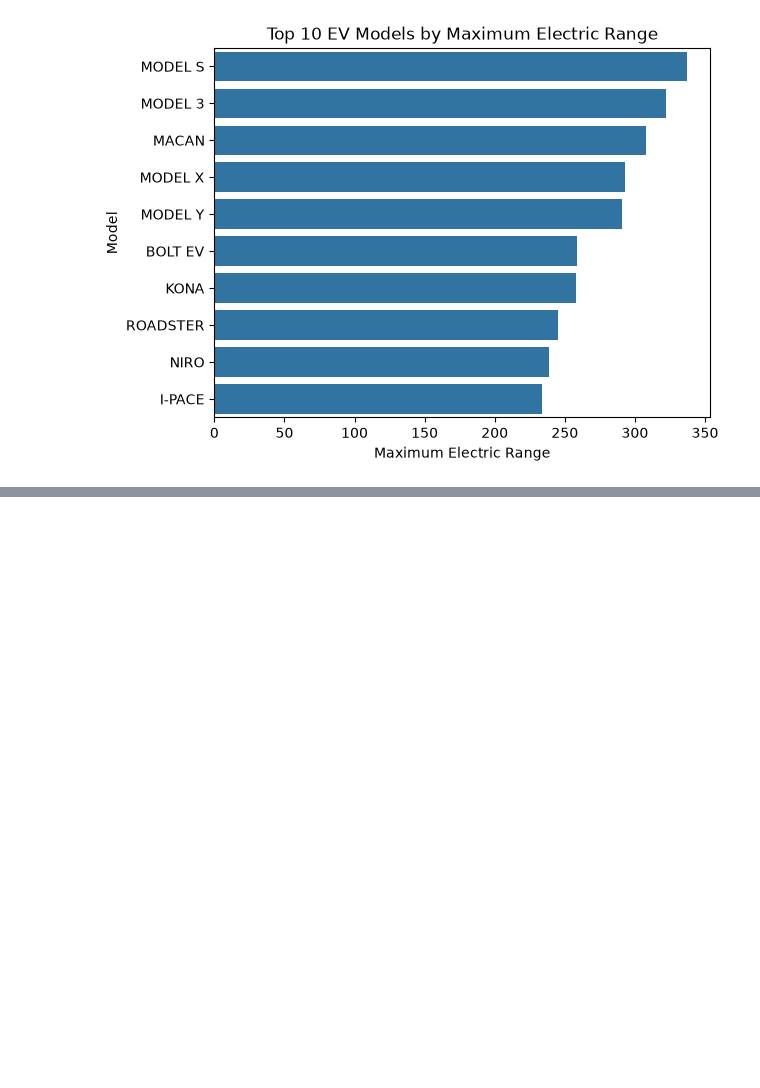
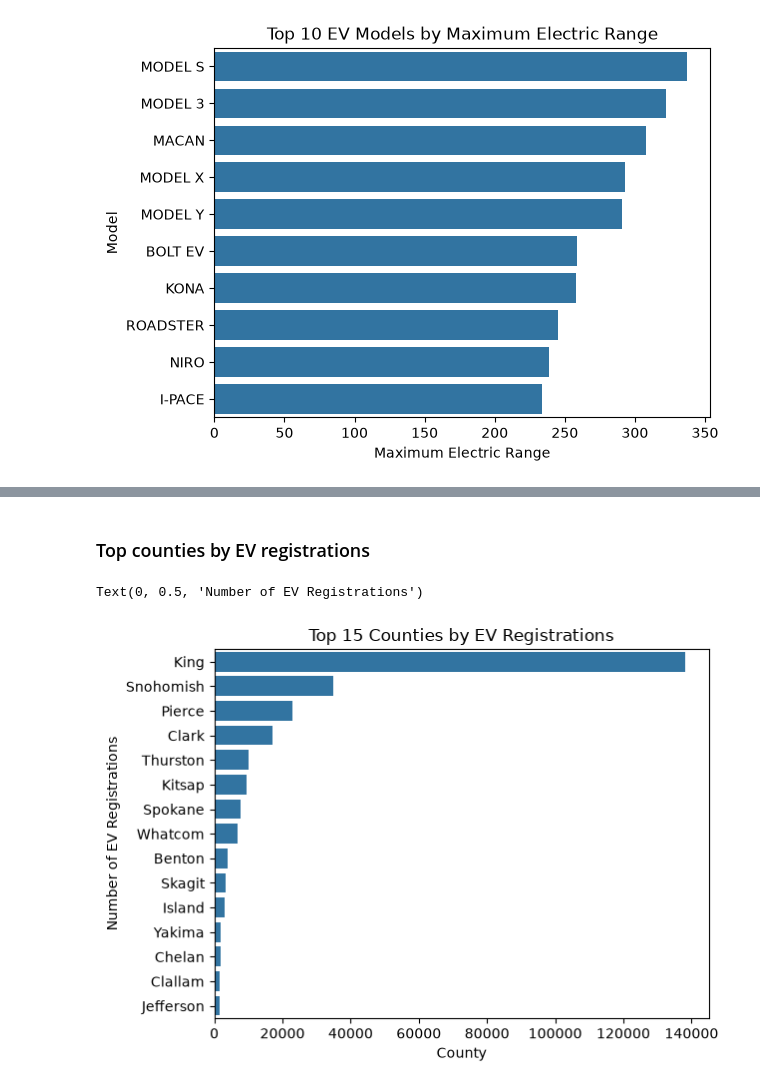
Before and after one commit to abhiii04-25/Electric-Vehicle-Population, a Jupyter notebook: Intermediate.ipynb, the cells around one changed output, grey strips where cells are left out. Cells and saved outputs as stored; diff of their text form; code cells hidden in the pictures; blank space fills up the shorter version.

```diff
--- a/Intermediate.ipynb
+++ b/Intermediate.ipynb
@@ -108,0 +123,18 @@ plt.show()
+# %% [markdown]
+### Top counties by EV registrations
+# %%
+
+top15 = df["County"].value_counts().head(15).index
+
+sns.countplot(
+    data=df,
+    y="County",
+    order=top15
+)
+
+plt.title("Top 15 Counties by EV Registrations")
+plt.xlabel("County")
+plt.ylabel("Number of EV Registrations")
+# %% [output]
+Text(0, 0.5, 'Number of EV Registrations')
+[figure, added]
```
Also changed, not shown: parts of 6 cells of this notebook.
